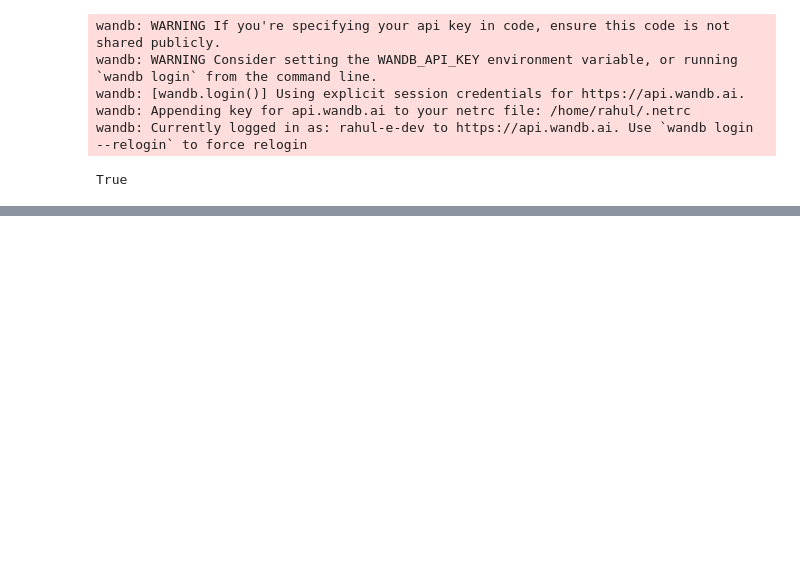
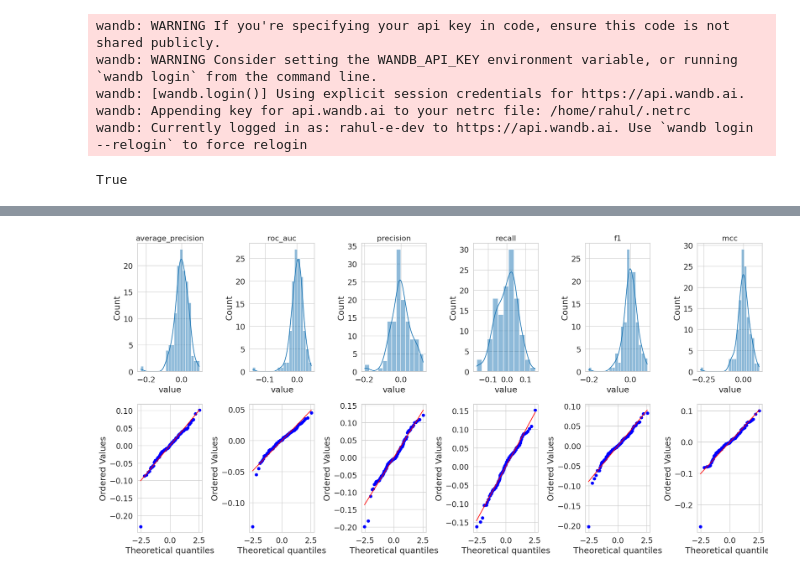
Before and after one commit to rahuldeve/delta, a Jupyter notebook: stats.ipynb, the cells around one changed output, grey strips where cells are left out. Cells and saved outputs as stored; diff of their text form; code cells hidden in the pictures; blank space fills up the shorter version.

```diff
--- a/stats.ipynb
+++ b/stats.ipynb
@@ -13,4 +13,4 @@ wandb: Currently logged in as: rahul-e-dev to https://api.wandb.ai. Use `wandb l
 True
 # %%
 api = wandb.Api()
-runs = api.runs("rahul-e-dev/evaluate_chameleon")
+runs = api.runs("rahul-e-dev/evaluate_all_v4")
@@ -240,0 +81,12 @@ metric_ls = [
+# %%
+df = df_full.copy()
+
+df['cv_cycle'] = df['outer'] * 5 + df['inner']
+
+df = df.rename({
+    'model': 'method',
+    'split': 'split_type'
+}, axis=1)
+
+df.loc[df['method'] == 'baseline', 'method'] = 'chemprop'
+df.loc[df['method'] == 'baseline-feat', 'method'] = 'chemprop-feat'
@@ -240,0 +98,15 @@ metric_ls = [
+# %%
+asd = df[df["split_type"] == "random"]
+asd = asd[asd['dataset'] == "GSK_HEPG2"]
+asd = asd[asd['method'].isin(['chemprop', 'deltaprop', 'deltaprop-feat', 'chemprop-feat', 'xgboost-feat'])]
+asd = asd.sort_values(by=['method', 'cv_cycle'])
+
+asd['method'] = asd['method'].replace({
+    'chemprop': 'cp',
+    'chemprop-feat': 'cp-f',
+    'deltaprop': 'dp',
+    'deltaprop-feat': 'dp-f',
+    'xgboost-feat': 'xgb-f',
+    # 'deltaprop-btl': 'dbtl'
+})
+asd["method"].value_counts()
@@ -240,0 +145,4 @@ metric_ls = [
+# %%
+make_normality_diagnostic(asd.copy(), metrics)
+# %% [output]
+[figure, added]
```
Also changed, not shown: parts of 24 cells of this notebook.
